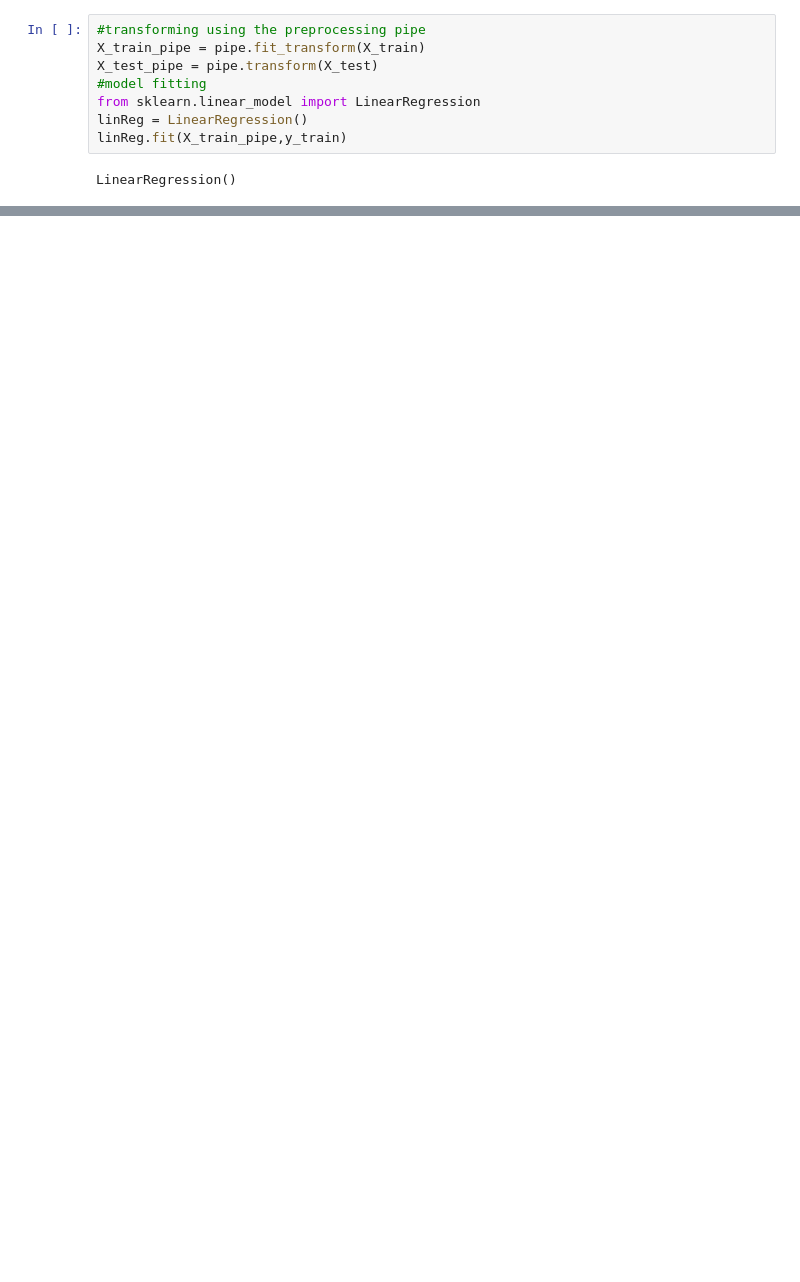
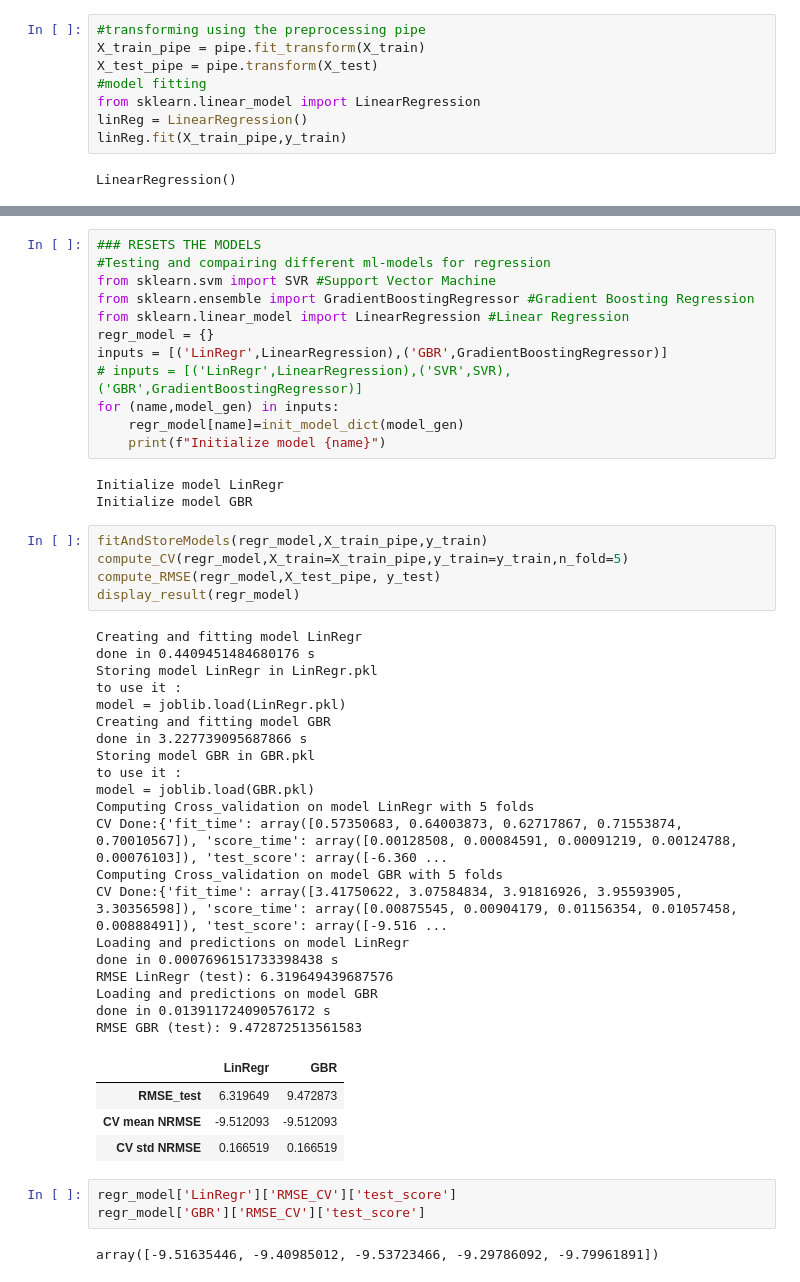
Before and after one commit to thomasmari/DataS3PG, a Jupyter notebook: module/11. ML/1. ML1/ml_end_to_end.ipynb, the cells around one changed output, grey strips where cells are left out. Drawn from its saved outputs; the diff is of its cells as text; blank space fills up the shorter version.

```diff
--- a/module/11. ML/1. ML1/ml_end_to_end.ipynb
+++ b/module/11. ML/1. ML1/ml_end_to_end.ipynb
@@ -71,0 +188,50 @@ result
+# %%
+### RESETS THE MODELS
+#Testing and compairing different ml-models for regression
+from sklearn.svm import SVR #Support Vector Machine
+from sklearn.ensemble import GradientBoostingRegressor #Gradient Boosting Regression
+from sklearn.linear_model import LinearRegression #Linear Regression
+regr_model = {}
+inputs = [('LinRegr',LinearRegression),('GBR',GradientBoostingRegressor)]
+# inputs = [('LinRegr',LinearRegression),('SVR',SVR),('GBR',GradientBoostingRegressor)]
+for (name,model_gen) in inputs:
+    regr_model[name]=init_model_dict(model_gen)
+    print(f"Initialize model {name}")
+# %% [output]
+Initialize model LinRegr
+Initialize model GBR
+# %%
+fitAndStoreModels(regr_model,X_train_pipe,y_train)
+compute_CV(regr_model,X_train=X_train_pipe,y_train=y_train,n_fold=5)
+compute_RMSE(regr_model,X_test_pipe, y_test)
+display_result(regr_model)
+# %% [output]
+Creating and fitting model LinRegr
+done in 0.4409451484680176 s
+Storing model LinRegr in LinRegr.pkl
+to use it :
+model = joblib.load(LinRegr.pkl)
+Creating and fitting model GBR
+done in 3.227739095687866 s
+Storing model GBR in GBR.pkl
+to use it :
+model = joblib.load(GBR.pkl)
+Computing Cross_validation on model LinRegr with 5 folds
+CV Done:{'fit_time': array([0.57350683, 0.64003873, 0.62717867, 0.71553874, 0.70010567]), 'score_time': array([0.00128508, 0.00084591, 0.00091219, 0.00124788, 0.00076103]), 'test_score': array([-6.360 ...
+Computing Cross_validation on model GBR with 5 folds
+CV Done:{'fit_time': array([3.41750622, 3.07584834, 3.91816926, 3.95593905, 3.30356598]), 'score_time': array([0.00875545, 0.00904179, 0.01156354, 0.01057458, 0.00888491]), 'test_score': array([-9.516 ...
+Loading and predictions on model LinRegr
+done in 0.0007696151733398438 s
+RMSE LinRegr (test): 6.319649439687576
+Loading and predictions on model GBR
+done in 0.013911724090576172 s
+RMSE GBR (test): 9.472872513561583
+|  | LinRegr | GBR |
+| RMSE_test | 6.319649 | 9.472873 |
+| CV mean NRMSE | -9.512093 | -9.512093 |
+| CV std NRMSE | 0.166519 | 0.166519 |
+# %%
+regr_model['LinRegr']['RMSE_CV']['test_score']
+regr_model['GBR']['RMSE_CV']['test_score']
+# %% [output]
+array([-9.51635446, -9.40985012, -9.53723466, -9.29786092, -9.79961891])
```
Also changed, not shown: parts of 6 cells of this notebook, 1 other file.
